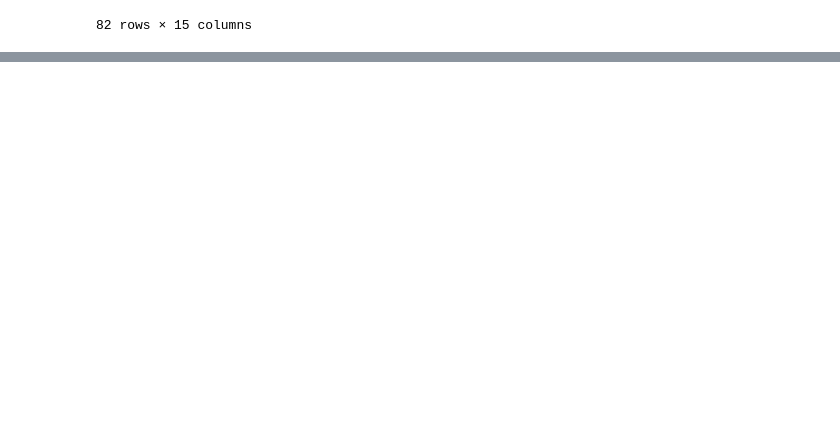
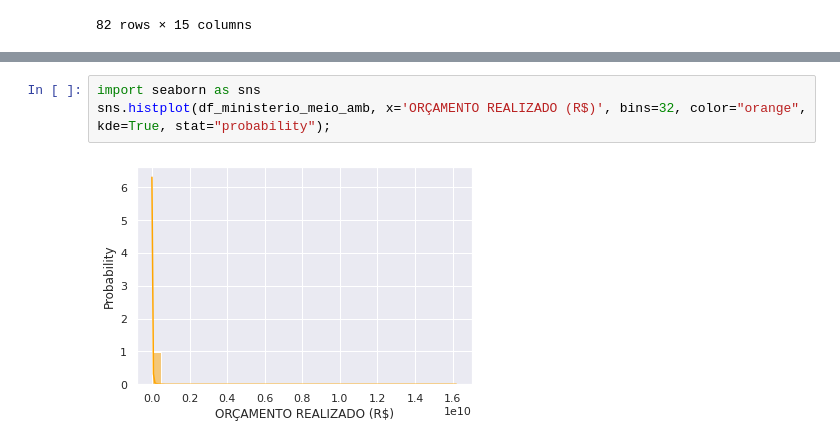
Before and after one commit to danlamberg/Atividade-Data-Science, a Jupyter notebook: Trabalho_Bimestral.ipynb, the cells around one changed output, grey strips where cells are left out. Cells and saved outputs as stored; diff of their text form; blank space fills up the shorter version.

```diff
--- a/Trabalho_Bimestral.ipynb
+++ b/Trabalho_Bimestral.ipynb
@@ -267,0 +346,5 @@ df_amos_simples
+# %%
+import seaborn as sns
+sns.histplot(df_ministerio_meio_amb, x='ORÇAMENTO REALIZADO (R$)', bins=32, color="orange", kde=True, stat="probability");
+# %% [output]
+[figure, added]
```
Also changed, not shown: parts of 55 cells of this notebook.
